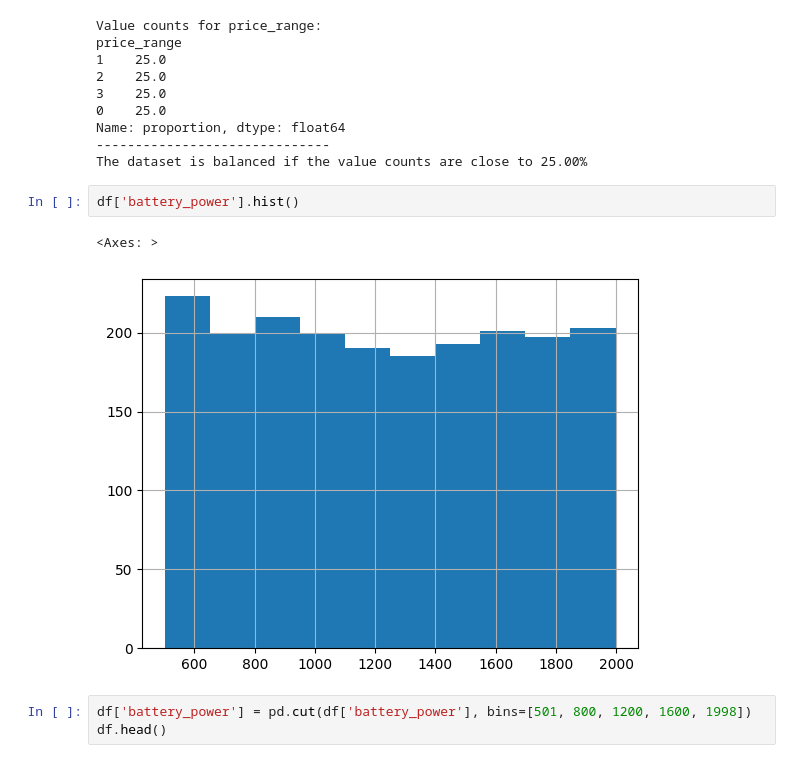
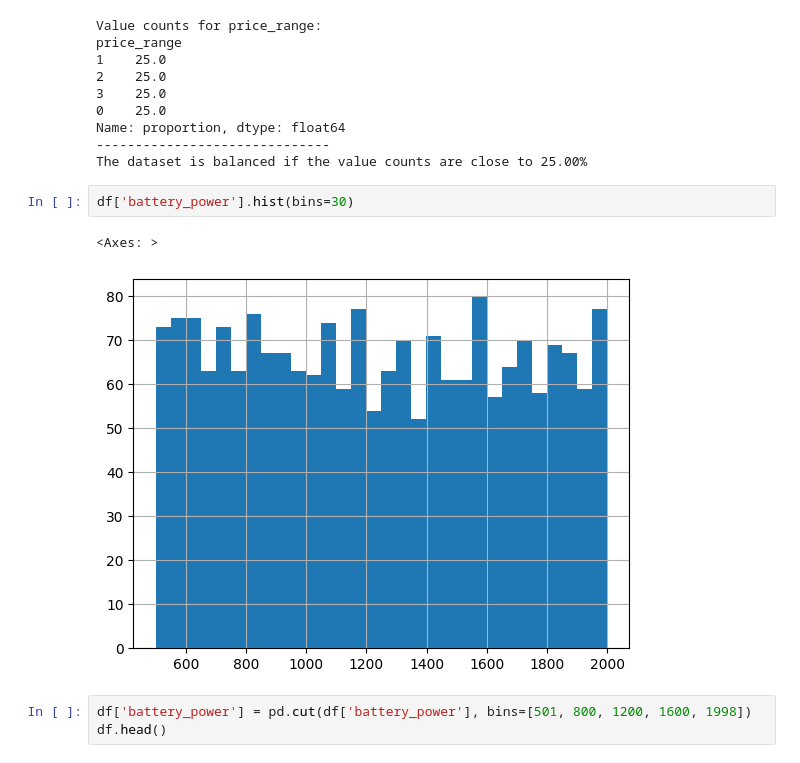
Before and after one commit to M61ss/big-data, a Jupyter notebook: exam-simulations/13-06-2024/13-06-2024.ipynb, the cells around one changed output. Drawn from its saved outputs; the diff is of its cells as text.

```diff
--- a/exam-simulations/13-06-2024/13-06-2024.ipynb
+++ b/exam-simulations/13-06-2024/13-06-2024.ipynb
@@ -414,10 +414,10 @@ Name: proportion, dtype: float64
 ------------------------------
 The dataset is balanced if the value counts are close to 25.00%
 # %%
-df['battery_power'].hist()
+df['battery_power'].hist(bins=30)
 # %% [output]
 <Axes: >
-[figure, old version]
+[figure, new version]
 # %%
 df['battery_power'] = pd.cut(df['battery_power'], bins=[501, 800, 1200, 1600, 1998])
 df.head()
```
Also changed, not shown: parts of 2 cells of this notebook.
